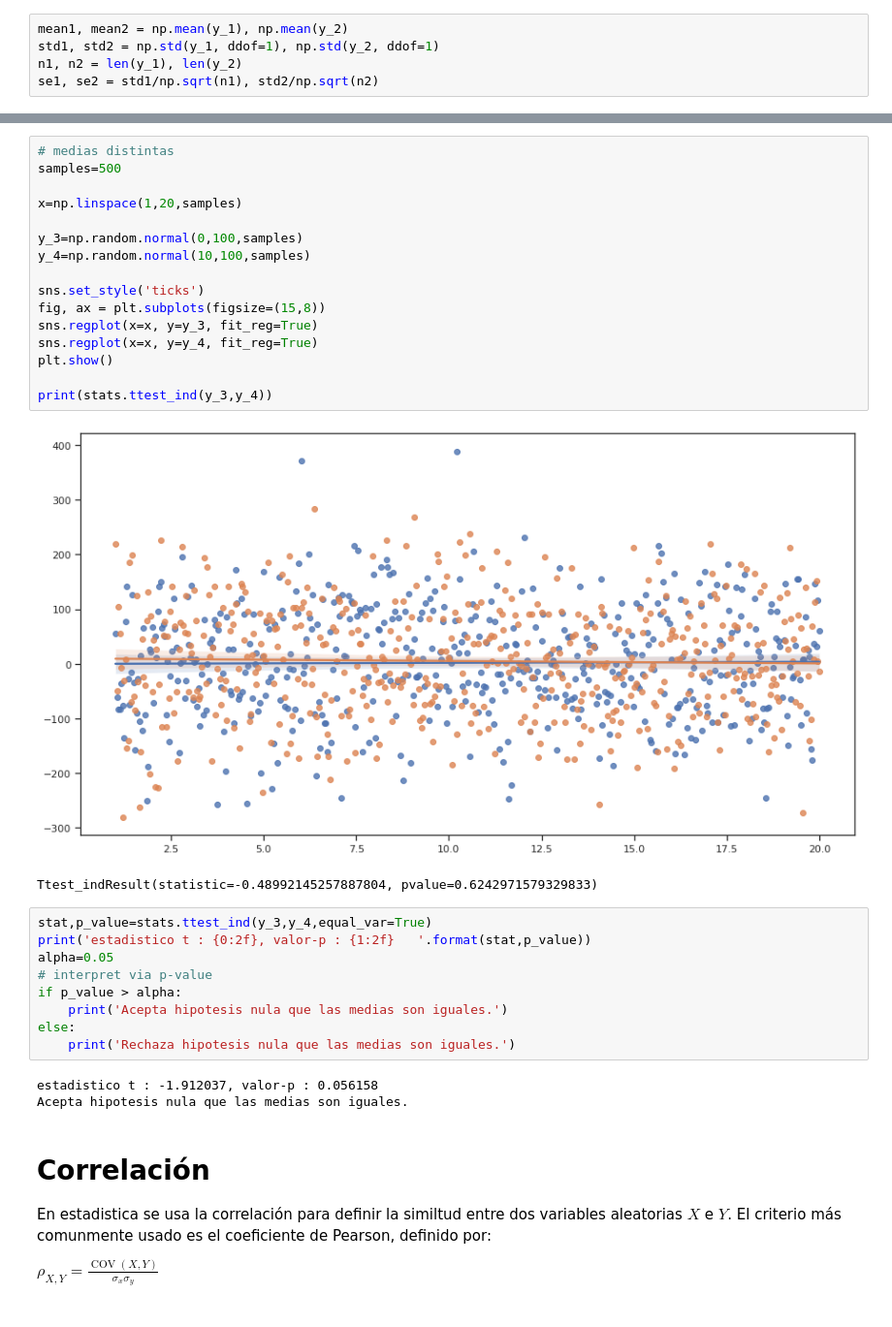
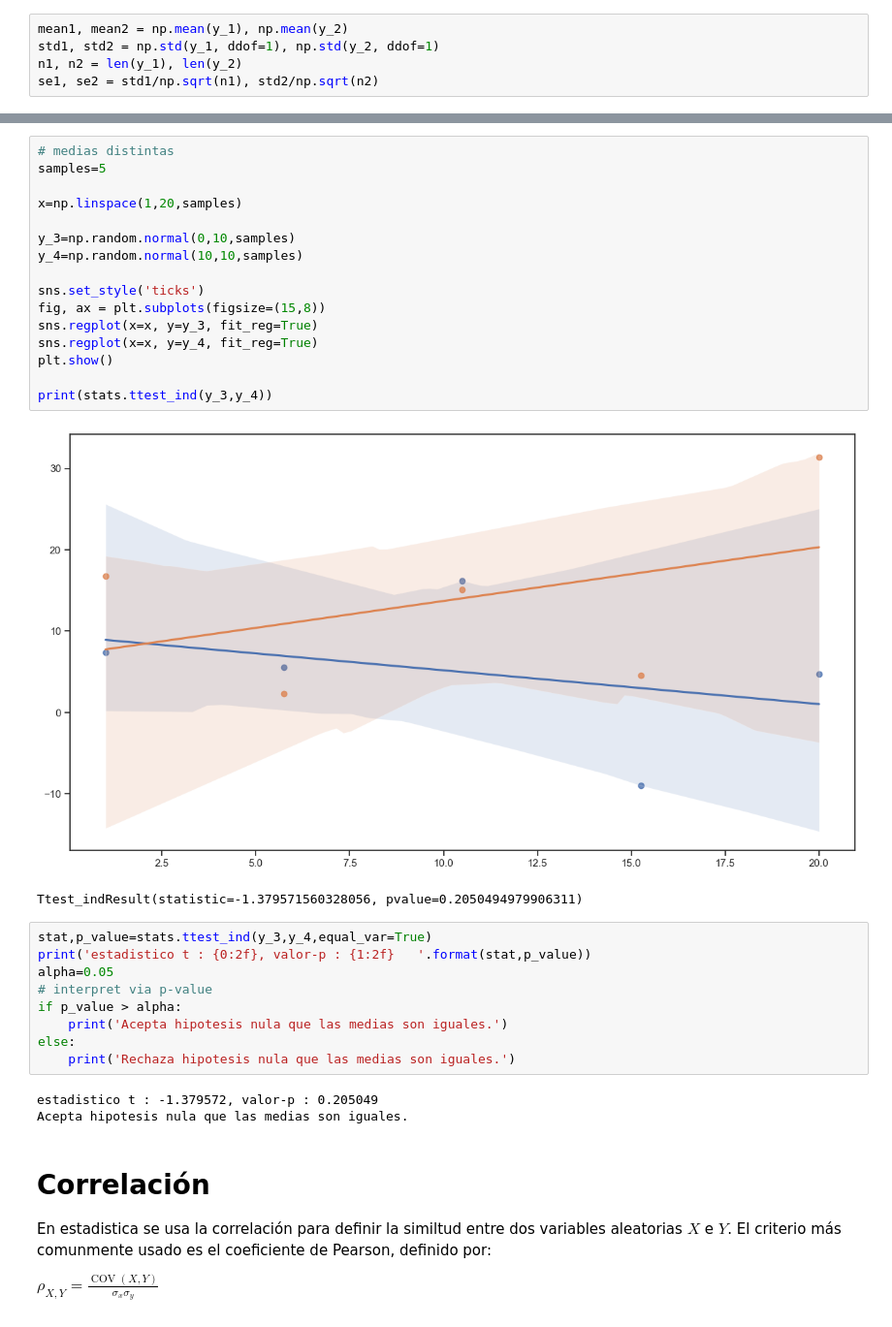
Before and after one commit to sherna90/analisis_algoritmos, a Jupyter notebook: 2.-diseno_experimentos.ipynb, the cells around one changed output, grey strips where cells are left out. Shown at 97% size. Cells and saved outputs as stored; diff of their text form.

```diff
--- a/2.-diseno_experimentos.ipynb
+++ b/2.-diseno_experimentos.ipynb
@@ -68,23 +68,23 @@ estadistico t : 0.525868, valor-p : 0.599209
 Acepta hipotesis nula que las medias son iguales.
 # %%
 # medias distintas
-samples=500
+samples=5
 
 x=np.linspace(1,20,samples)
 
-y_3=np.random.normal(0,100,samples)
-y_4=np.random.normal(10,100,samples)
+y_3=np.random.normal(0,10,samples)
+y_4=np.random.normal(10,10,samples)
 
 sns.set_style('ticks')
 fig, ax = plt.subplots(figsize=(15,8))
 sns.regplot(x=x, y=y_3, fit_reg=True)
 sns.regplot(x=x, y=y_4, fit_reg=True)
 plt.show()
 
 print(stats.ttest_ind(y_3,y_4))
 # %% [output]
-[figure, old version]
+[figure, new version]
-Ttest_indResult(statistic=-0.48992145257887804, pvalue=0.6242971579329833)
+Ttest_indResult(statistic=-1.379571560328056, pvalue=0.2050494979906311)
 # %%
 stat,p_value=stats.ttest_ind(y_3,y_4,equal_var=True)
 print('estadistico t : {0:2f}, valor-p : {1:2f}   '.format(stat,p_value))
@@ -95,7 +95,7 @@ if p_value > alpha:
 else:
 	print('Rechaza hipotesis nula que las medias son iguales.')
 # %% [output]
-estadistico t : -1.912037, valor-p : 0.056158
+estadistico t : -1.379572, valor-p : 0.205049
 Acepta hipotesis nula que las medias son iguales.
 # %% [markdown]
 # Correlación
```
Also changed, not shown: parts of 12 cells of this notebook, 2 other files.
